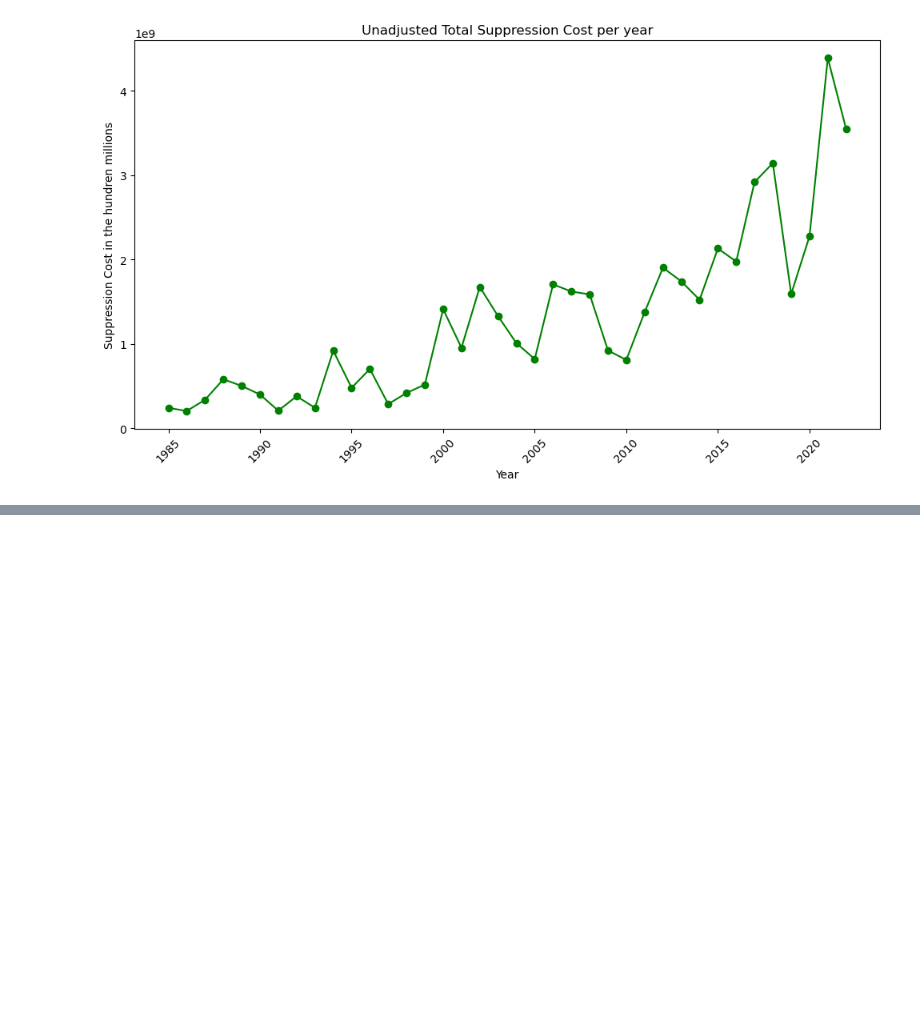
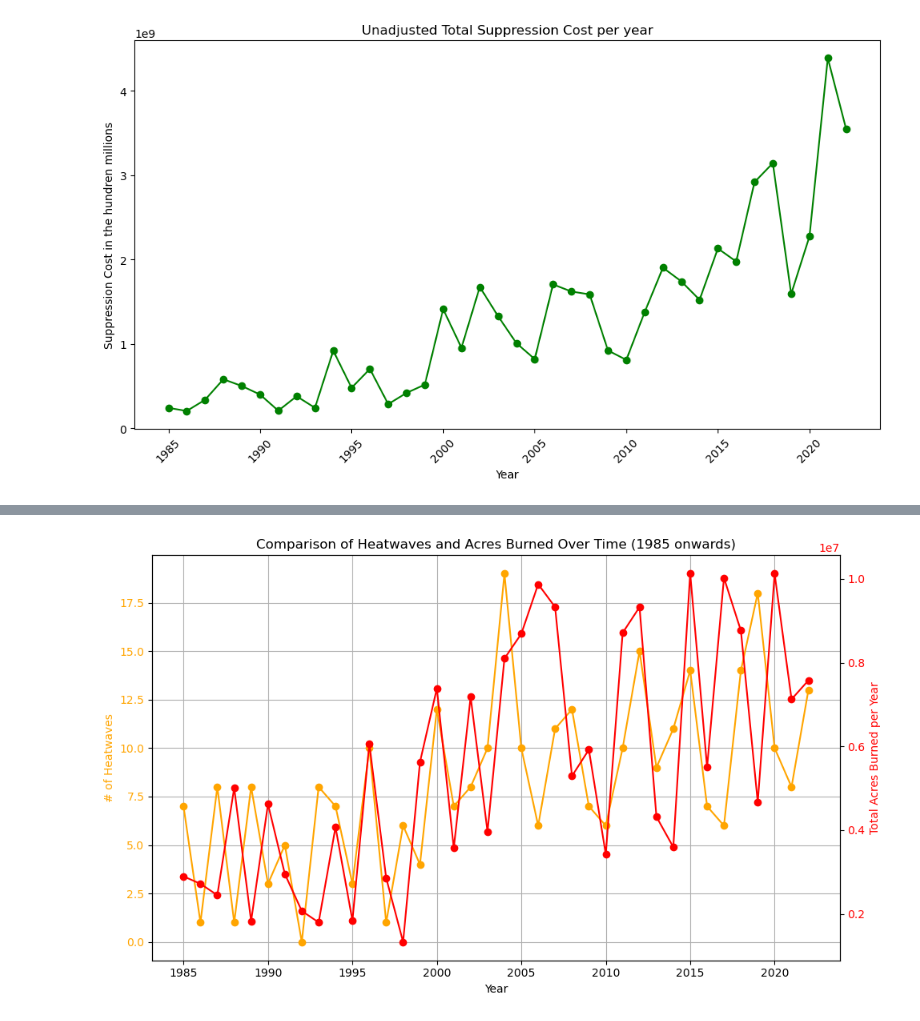
Before and after one commit to KoBlades/Team-9-Heatwaves, a Jupyter notebook: Wildfire Data/Wildfire Data Cleaning.ipynb, the cells around one changed output, grey strips where cells are left out. Cells and saved outputs as stored; diff of their text form; code cells hidden in the pictures; blank space fills up the shorter version.

```diff
--- a/Wildfire Data/Wildfire Data Cleaning.ipynb
+++ b/Wildfire Data/Wildfire Data Cleaning.ipynb
@@ -428,0 +572,4 @@ plt.show()
+# %%
+# Renaming 'year' to 'Year'
+df_cleaned.rename(columns={'year': 'Year'}, inplace=True)
+df_cleaned
@@ -428,0 +590,2 @@ plt.show()
+# %%
+df_cleaned.rename(columns={'CanESM2 (Average)': '# of Heatwaves'}, inplace=True)
@@ -428,0 +608,31 @@ plt.show()
+# %%
+import matplotlib.pyplot as plt
+
+# Filter data to only include years from 1985 onwards
+df_cleaned_filtered = df_cleaned[df_cleaned['Year'] >= 1985]
+wildfire_costs_filtered = wildfire_costs_dropped_columns[wildfire_costs_dropped_columns['Year'] >= 1985]
+
+# Create the figure and the first y-axis
+fig, ax1 = plt.subplots(figsize=(10, 6))
+
+# Plot df_cleaned data on the first y-axis (left)
+ax1.set_xlabel('Year')
+ax1.set_ylabel('# of Heatwaves', color='orange')
+ax1.plot(df_cleaned_filtered['Year'], df_cleaned_filtered['# of Heatwaves'], label='# of Heatwaves', marker='o', color='orange')
+ax1.tick_params(axis='y', labelcolor='orange')
+
+# Create a second y-axis (right)
+ax2 = ax1.twinx()
+ax2.set_ylabel('Total Acres Burned per Year', color='red')  # Second y-axis
+ax2.plot(wildfire_costs_filtered['Year'], wildfire_costs_filtered['Acres'], label='Total Acres Burned per Year', marker='o', color='red')
+ax2.tick_params(axis='y', labelcolor='red')
+
+# Add a title and grid
+plt.title('Comparison of Heatwaves and Acres Burned Over Time (1985 onwards)')
+ax1.grid(True)
+
+# Display the graph
+fig.tight_layout()  # To prevent overlap
+plt.show()
+# %% [output]
+[figure, added]
```
Also changed, not shown: parts of 15 cells of this notebook, 20 other files.
